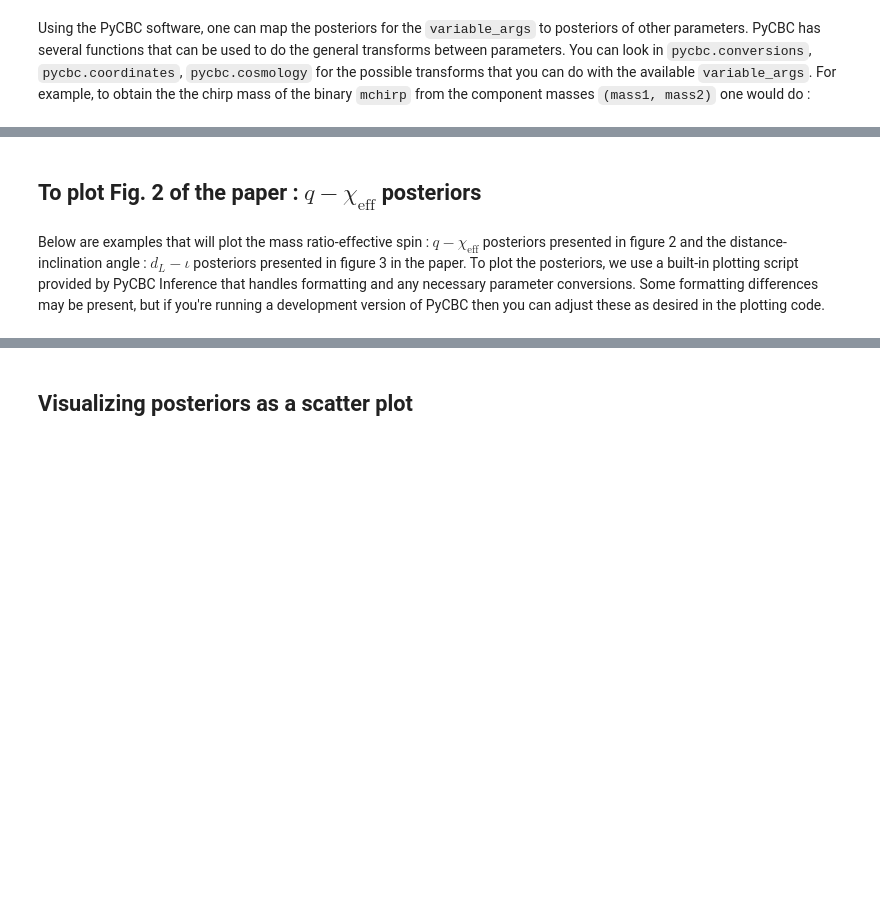
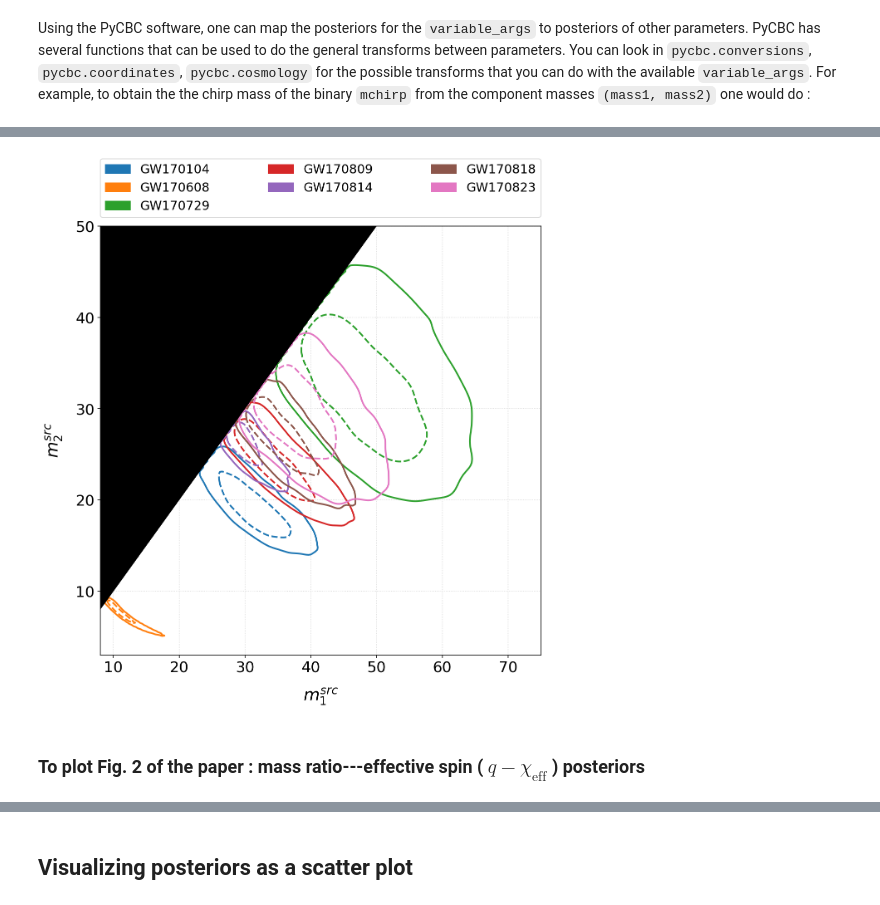
Before and after one commit to gwastro/o2-bbh-pe, a Jupyter notebook: data_release_o2_bbh_pe.ipynb, the cells around one changed output, grey strips where cells are left out. Cells and saved outputs as stored; diff of their text form; code cells hidden in the pictures; blank space fills up the shorter version.

```diff
--- a/data_release_o2_bbh_pe.ipynb
+++ b/data_release_o2_bbh_pe.ipynb
@@ -145,0 +188,10 @@ PyCBC has some common transforms pre-defined in the code, which can be used to d
+# %%
+files = ['posteriors/GW170104/gw170104_posteriors_thinned.hdf', \
+         'posteriors/GW170608/gw170608_posteriors_thinned.hdf', \
+         'posteriors/GW170729/gw170729_posteriors_thinned.hdf', \
+         'posteriors/GW170809/gw170809_posteriors_thinned.hdf', \
+         'posteriors/GW170814/gw170814_posteriors_thinned.hdf', \
+         'posteriors/GW170818/gw170818_posteriors_thinned.hdf', \
+         'posteriors/GW170823/gw170823_posteriors_thinned.hdf']
+
+labels = ["GW170104", "GW170608", "GW170729", "GW170809", "GW170814", "GW170818", "GW170823"]
@@ -635,4 +317,42 @@ fig.show()
+# %%
+fig, ax = pyplot.subplots(figsize=(9.5, 9.5))
+
+
+handles = []
+colors = itertools.cycle(["C{}".format(i) for i in range(10)])
+
+ndim = 2
+# read samples
+params = [None] * ndim
+params[0] ="primary_mass(mass1, mass2)/(1.0 + redshift(distance))"
+params[1] = "secondary_mass(mass1, mass2)/(1.0 + redshift(distance))"
+
+for filename, label in zip(files, labels):
+    with InferenceFile(filename, "r") as fp:
+        samples = fp.read_samples(params)
+    color = colors.next()
+
+    # Make density plot
+    create_contour_plot(params[0], params[1], samples, fig=fig, ax=ax,
+                    plot_contours=True, xmin=8, xmax=75,
+                    ymin=3, ymax=50,
+                    contour_color=color)
+
+    handles.append(patches.Patch(color=color, label=label))
+
+pyplot.xlabel(r"$m_1^{src}$", fontsize=20, labelpad=14)
+pyplot.ylabel(r"$m_2^{src}$", fontsize=20, labelpad=14)
+pyplot.xticks([10, 20, 30, 40, 50, 60, 70])
+pyplot.yticks([10, 20, 30, 40, 50])
+pyplot.xlim(8, 75)
+pyplot.ylim(3, 50)
+pyplot.tick_params(axis='both', which='major', labelsize=18)
+pyplot.legend(bbox_to_anchor=(0,1.02,1,0.2), loc="lower left",
+              handles=handles, labels=labels, fontsize=15,
+              mode="expand", borderaxespad=0, ncol=3)
+pyplot.savefig('/home/soumi.de/secure_html/inference_for_events/o2_bbh_pe_paper/all_o2_m1m2source.pdf')
+fig.show()
+# %% [output]
+[figure, added]
 # %% [markdown]
-## To plot Fig. 2 of the paper : $q - \chi_{\mathrm{eff}}$ posteriors
+### To plot Fig. 2 of the paper : mass ratio---effective spin ( $q - \chi_{\mathrm{eff}}$ ) posteriors
-# %% [markdown]
-Below are examples that will plot the mass ratio-effective spin : $q - \chi_{\mathrm{eff}}$ posteriors presented in figure 2 and the distance-inclination angle : $d_L - \iota$ posteriors presented in figure 3 in the paper. To plot the posteriors, we use a built-in plotting script provided by PyCBC Inference that handles formatting and any necessary parameter conversions. Some formatting differences may be present, but if you're running a development version of PyCBC then you can adjust these as desired in the plotting code.
```
Also changed, not shown: parts of 21 cells of this notebook, 18 other files.
